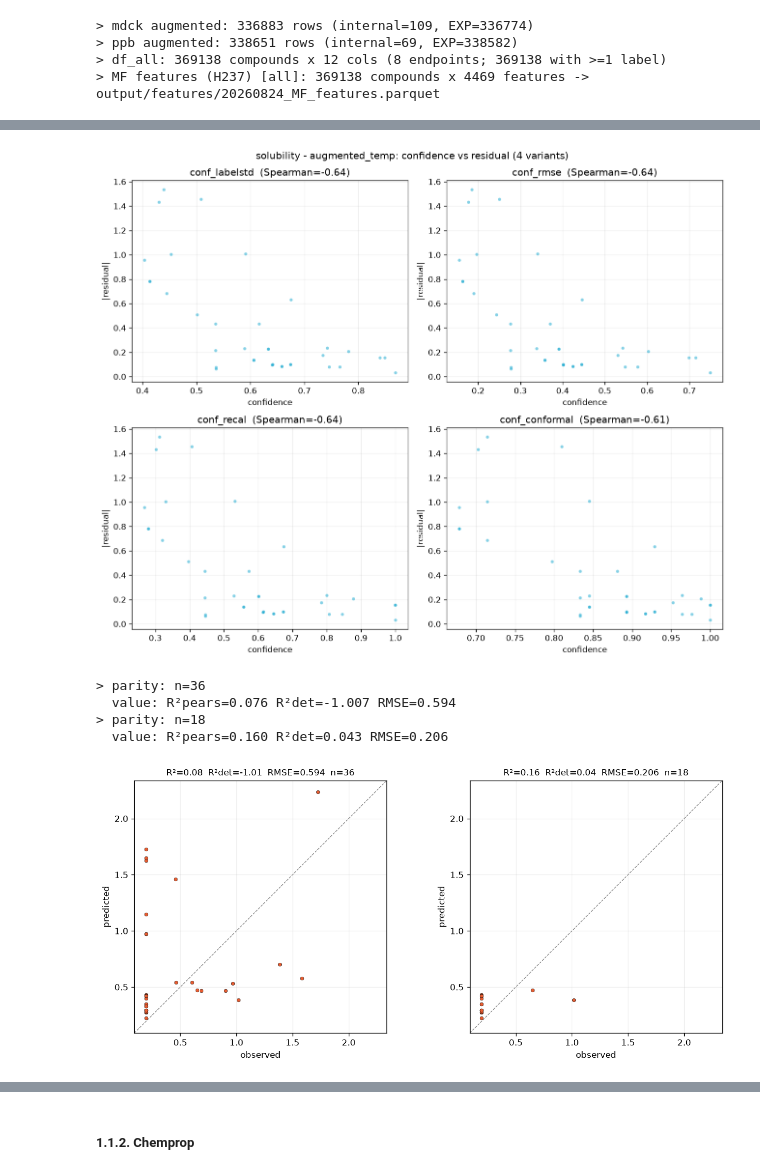
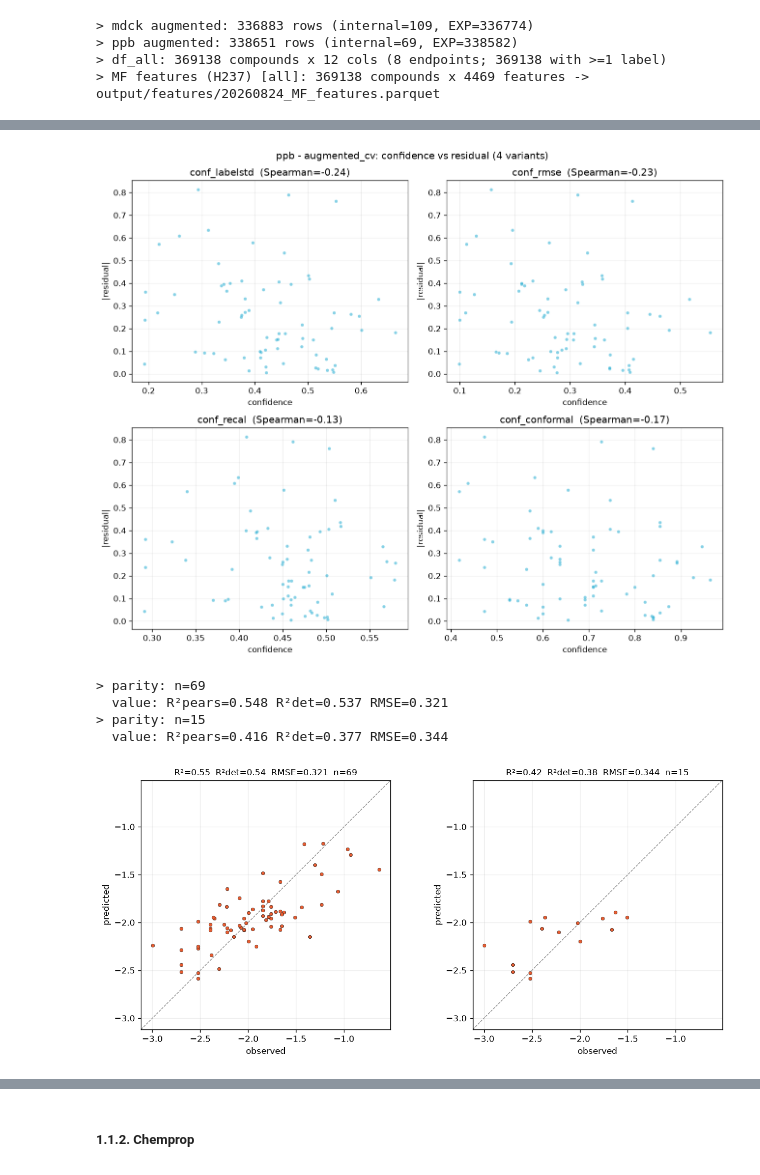
Before and after one commit to gtamo39/ADME_ML, a Jupyter notebook: vignettes/Multitask_adme_preds.ipynb, the cells around one changed output, grey strips where cells are left out. Cells and saved outputs as stored; diff of their text form; code cells hidden in the pictures.

```diff
--- a/vignettes/Multitask_adme_preds.ipynb
+++ b/vignettes/Multitask_adme_preds.ipynb
@@ -259,5 +255,5 @@ sigmoid(1,166,10)
 # %%
-k        = 'solubility'
+k        = ['solubility', 'logd', 'mdck', 'hlm', 'mlm', 'rlm', 'caco2', 'ppb'][7]
 exec('data.build_ML_data_'+k+'()')
 assert stats_tools.check_ML_data(data.ML_data[k], extra_meta_cols=('source', 'origin'),verbose=False)
 data.get_internal_public_sets(k, min_n=1000)
@@ -282,6 +279,6 @@ solubility — regression + classification @ cutoff 10 (sign >=) · best/worst p
 # %%
 ## compare the 4 confidence variants: each conf_* vs |residual| (good = high confidence -> low error)
-to_plot   = 'augmented_temp' # 'augmented_cv' #
+to_plot   = 'augmented_cv' # 'internal_cv' # 'augmented_temp' #
 pdf       = output.metrics_results[k][to_plot+'_preddf']
 conf_cols = ['conf_labelstd', 'conf_rmse', 'conf_recal', 'conf_conformal']
 fig, axes = plt.subplots(2, 2, figsize=(11, 9), dpi=120)
@@ -293,21 +290,21 @@ for ax, cc in zip(axes.ravel(), conf_cols):
 fig.suptitle(f'{k} - {to_plot}: confidence vs residual (4 variants)')
 plt.tight_layout(); plt.show()
 # %% [output]
-[figure, old version]
+[figure, new version]
 # %%
 sel_conf   = 'conf_recal' # 'conf_rmse' #
-sel_ctf    = 0.6
+sel_ctf    = 0.5
 sel_preddf = output.metrics_results[k][to_plot+'_preddf'].copy()
 sel_preddf = sel_preddf[sel_preddf[sel_conf]>=sel_ctf]
 
 fig, (ax1, ax2) = plt.subplots(1, 2, figsize=(11, 5), dpi=120)
 ## left: all points; right: confidence-filtered, forced to the SAME x/y limits (lims from the left plot)
 res_all = ML_Reg.plot_parity_from_pred_df(output.metrics_results[k][to_plot+'_preddf'], color=SERAC_C['ember'], ax=ax1)
 _       = ML_Reg.plot_parity_from_pred_df(sel_preddf, color=SERAC_C['ember'], ax=ax2, lims=res_all['lims'])
 plt.tight_layout(); plt.show()
 # %% [output]
-> parity: n=36
-  value: R²pears=0.076 R²det=-1.007 RMSE=0.594
-> parity: n=18
-  value: R²pears=0.160 R²det=0.043 RMSE=0.206
+> parity: n=69
+  value: R²pears=0.548 R²det=0.537 RMSE=0.321
+> parity: n=15
+  value: R²pears=0.416 R²det=0.377 RMSE=0.344
-[figure, old version]
+[figure, new version]
```
Also changed, not shown: parts of 76 cells of this notebook, 15 other files.
